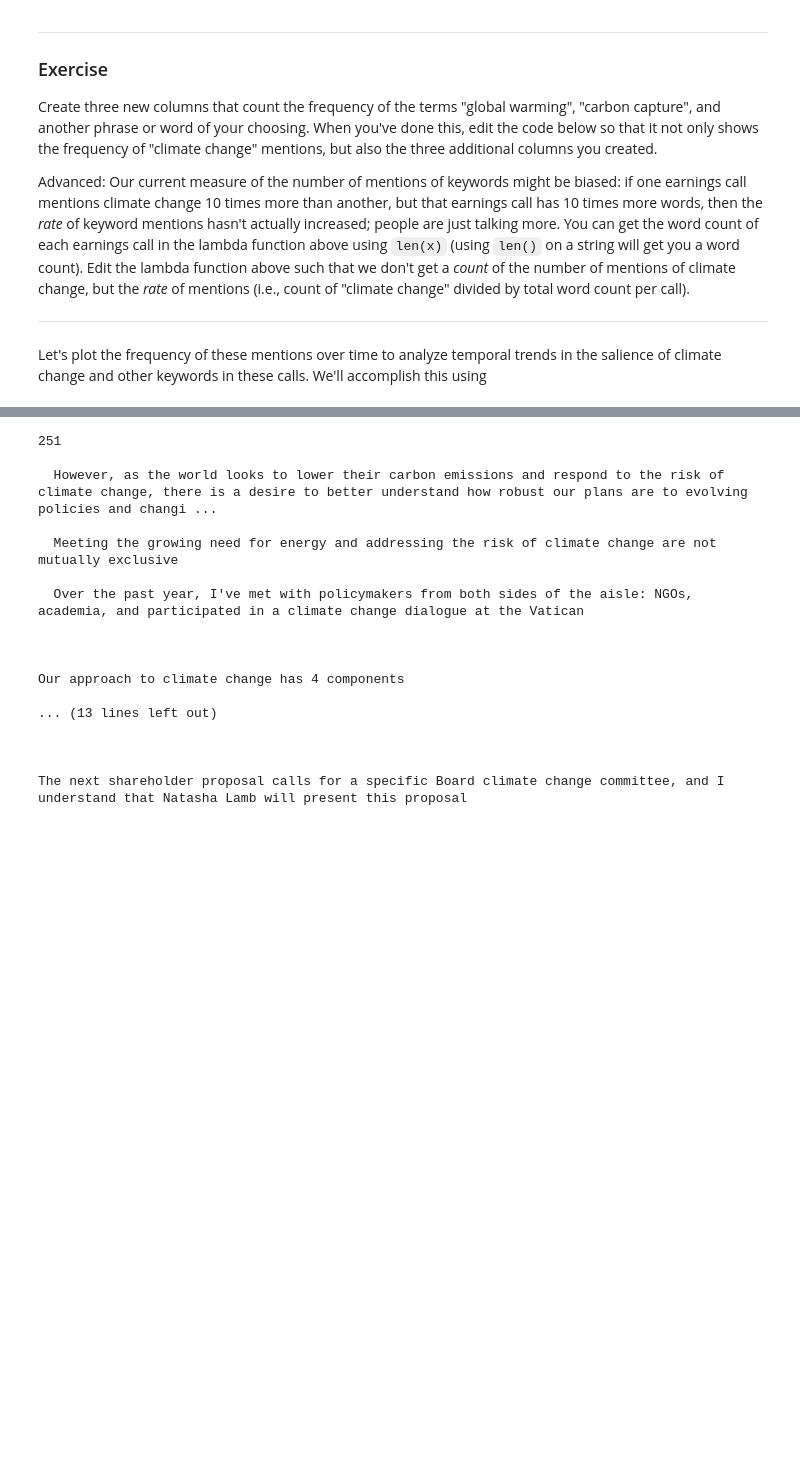
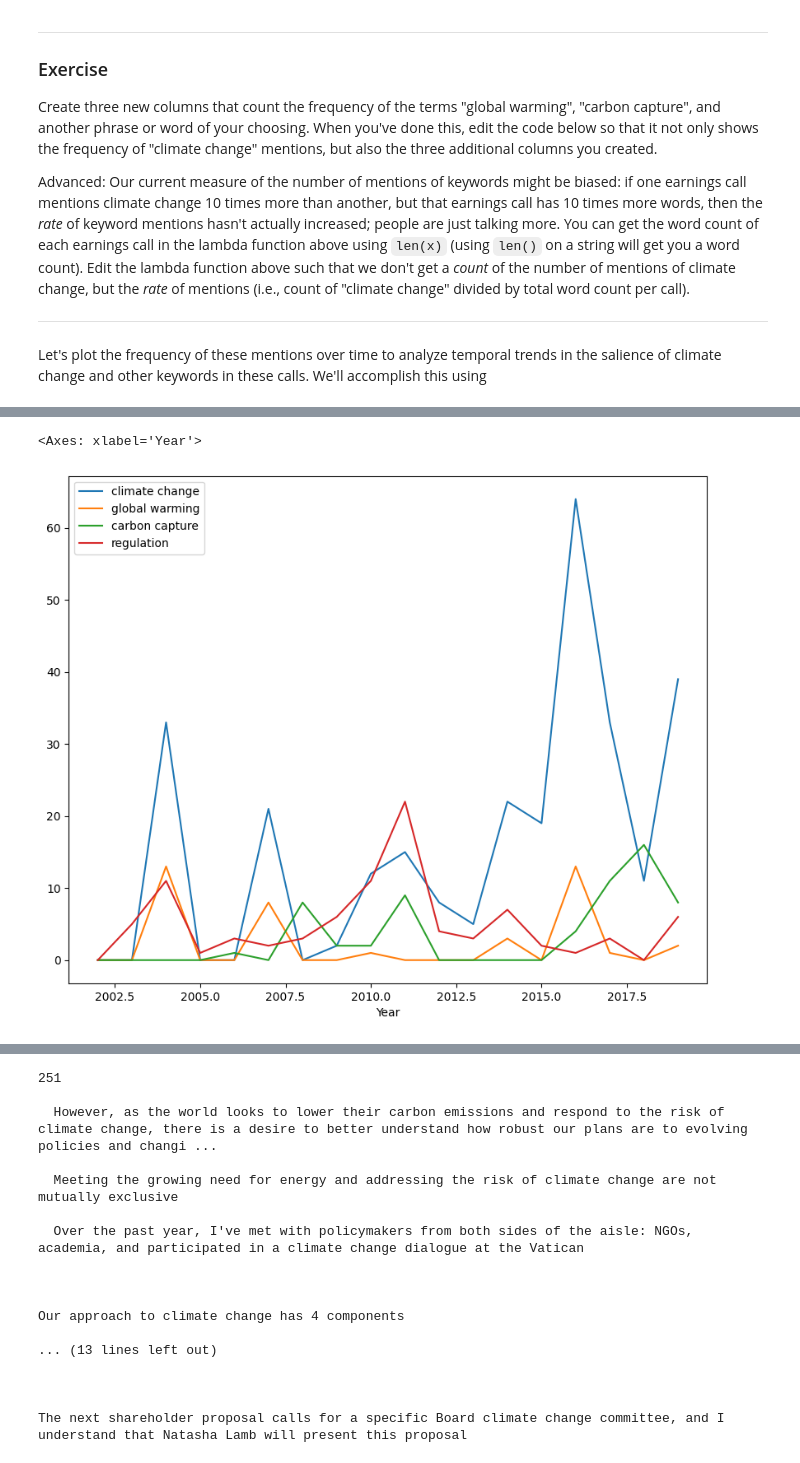
Before and after one commit to alxbxck/QM2, a Jupyter notebook: notebooks/W04. Natural Language Processing.ipynb, the cells around one changed output, grey strips where cells are left out. Drawn from its saved outputs; the diff is of its cells as text; code cells hidden in the pictures; blank space fills up the shorter version.

```diff
--- a/notebooks/W04. Natural Language Processing.ipynb
+++ b/notebooks/W04. Natural Language Processing.ipynb
@@ -289,2 +329,11 @@ yearly.plot()
+# %%
+df['Year']=df['Date'].dt.year
+
+yearly=df.groupby('Year')['climate change','global warming','carbon capture','regulation'].sum()
+
+yearly.plot()
+# %% [output]
+<Axes: xlabel='Year'>
+[figure, added]
 # %% [markdown]
 Do you notice any patterns in the salience of these topics over time?
```
Also changed, not shown: parts of 22 cells of this notebook.
